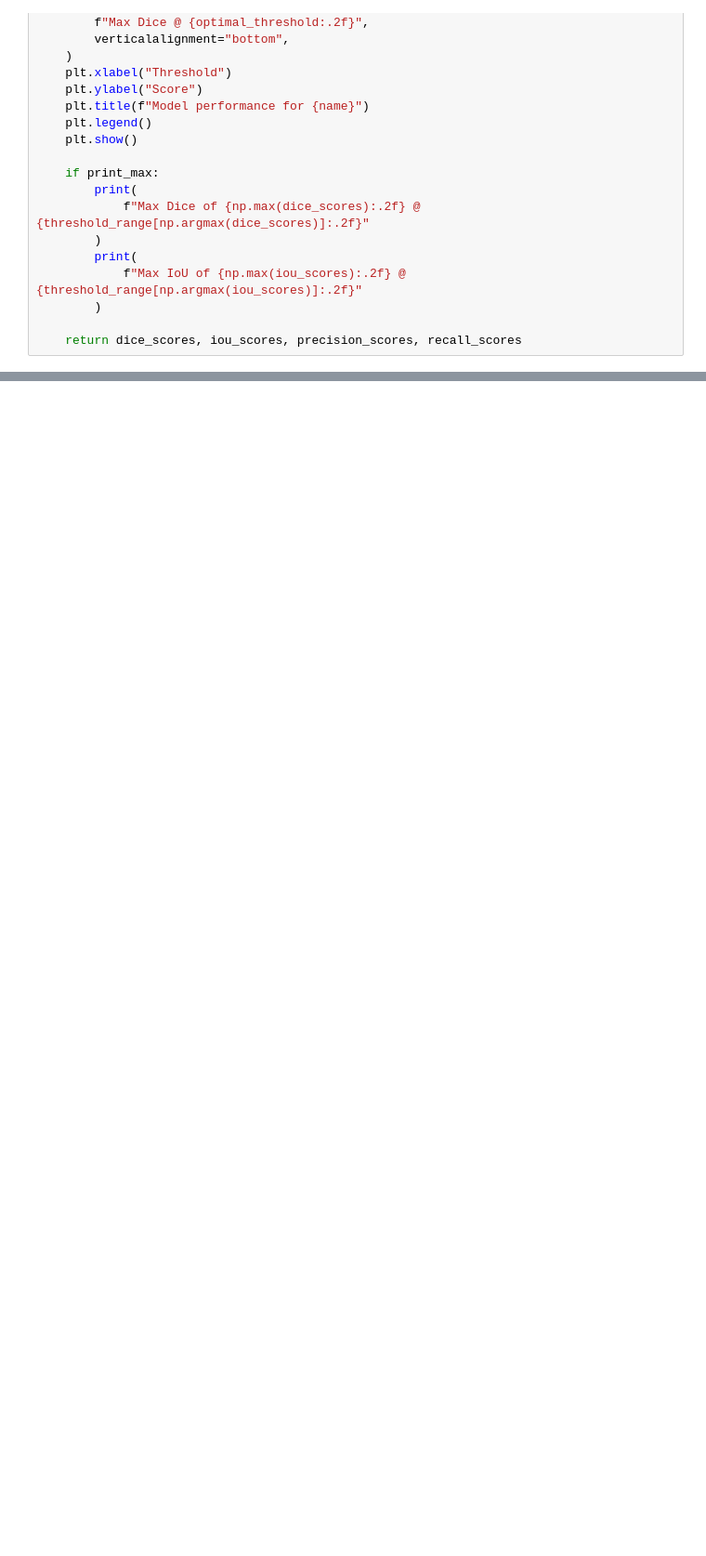
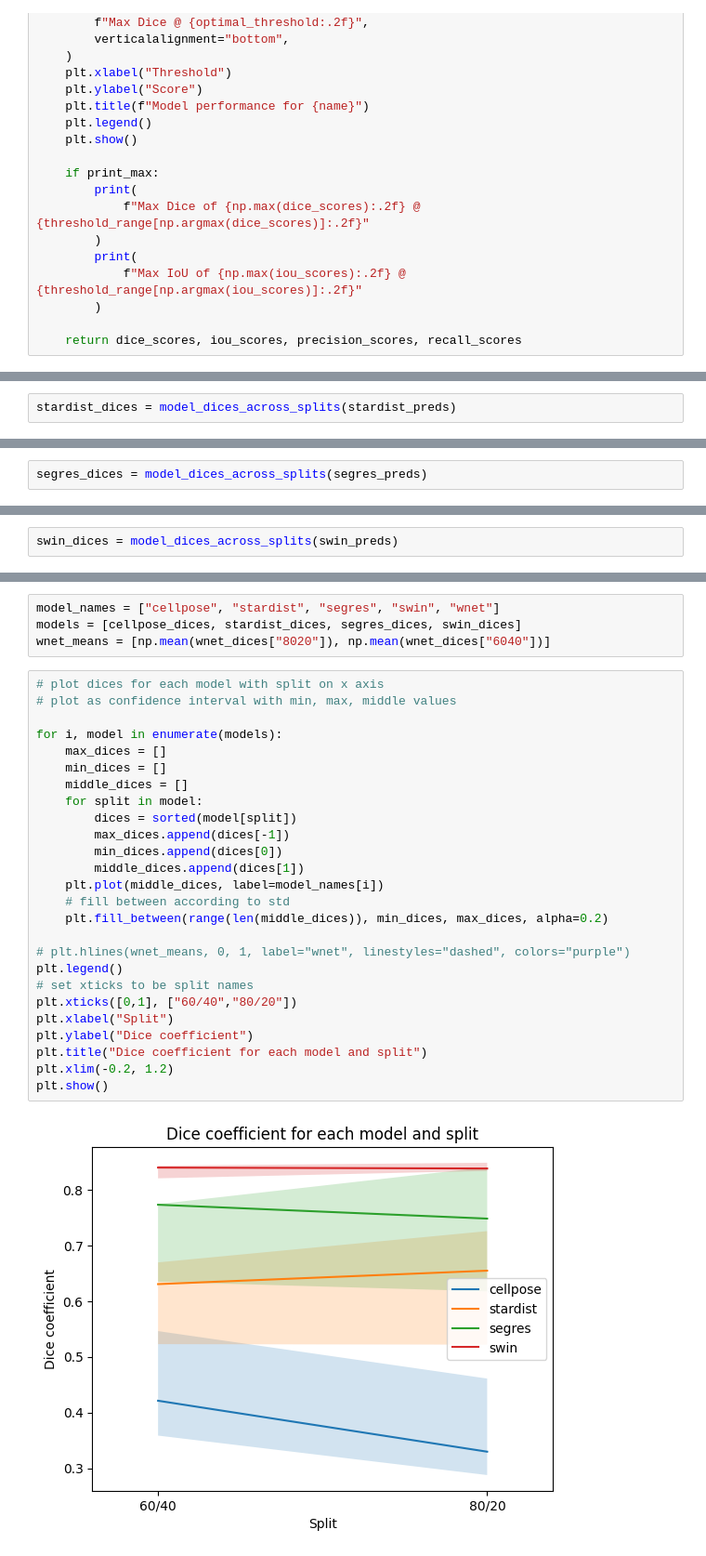
Before and after one commit to C-Achard/stardist, a Jupyter notebook: examples/3D/SPLITS_FIGURE/splits_benchmark.ipynb, the cells around one changed output, grey strips where cells are left out. Shown at 93% size. Cells and saved outputs as stored; diff of their text form; blank space fills up the shorter version.

```diff
--- a/examples/3D/SPLITS_FIGURE/splits_benchmark.ipynb
+++ b/examples/3D/SPLITS_FIGURE/splits_benchmark.ipynb
@@ -176,0 +290,2 @@ c5_preds = {
+# %%
+stardist_dices = model_dices_across_splits(stardist_preds)
@@ -176,0 +310,2 @@ c5_preds = {
+# %%
+segres_dices = model_dices_across_splits(segres_preds)
@@ -176,0 +330,2 @@ c5_preds = {
+# %%
+swin_dices = model_dices_across_splits(swin_preds)
@@ -176,0 +370,32 @@ c5_preds = {
+# %%
+model_names = ["cellpose", "stardist", "segres", "swin", "wnet"]
+models = [cellpose_dices, stardist_dices, segres_dices, swin_dices]
+wnet_means = [np.mean(wnet_dices["8020"]), np.mean(wnet_dices["6040"])]
+# %%
+# plot dices for each model with split on x axis
+# plot as confidence interval with min, max, middle values
+
+for i, model in enumerate(models):
+    max_dices = []
+    min_dices = []
+    middle_dices = []
+    for split in model:
+        dices = sorted(model[split])
+        max_dices.append(dices[-1])
+        min_dices.append(dices[0])
+        middle_dices.append(dices[1])
+    plt.plot(middle_dices, label=model_names[i])
+    # fill between according to std
+    plt.fill_between(range(len(middle_dices)), min_dices, max_dices, alpha=0.2)
+
+# plt.hlines(wnet_means, 0, 1, label="wnet", linestyles="dashed", colors="purple")
+plt.legend()
+# set xticks to be split names
+plt.xticks([0,1], ["60/40","80/20"])
+plt.xlabel("Split")
+plt.ylabel("Dice coefficient")
+plt.title("Dice coefficient for each model and split")
+plt.xlim(-0.2, 1.2)
+plt.show()
+# %% [output]
+[figure, added]
```
Also changed, not shown: parts of 11 cells of this notebook.
